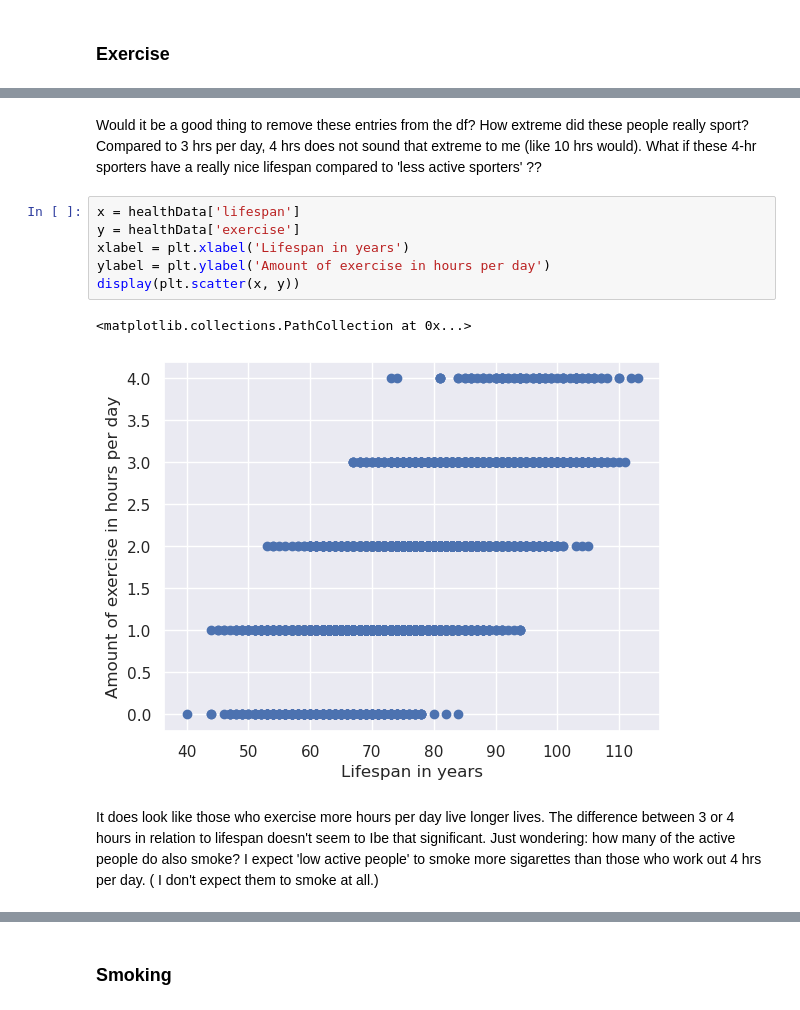
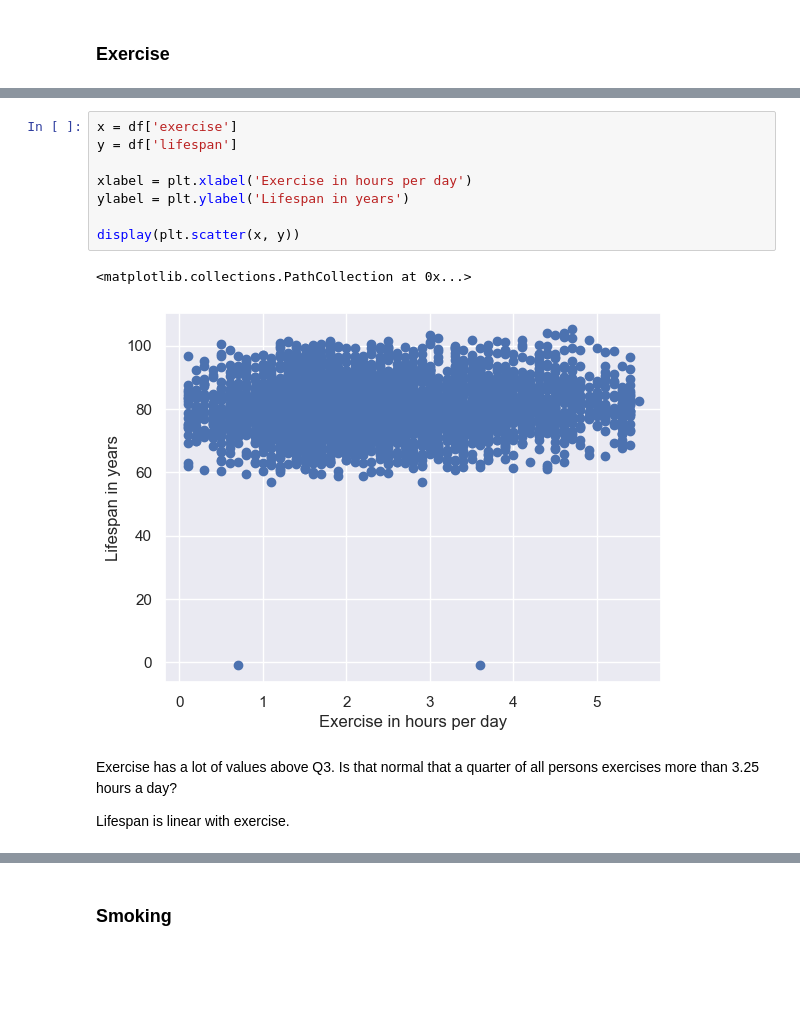
Before and after one commit to HansHR2023/MakeAIWork, a Jupyter notebook: Project/code/4_data_interpretatie_EDA.ipynb, the cells around one changed output, grey strips where cells are left out. Cells and saved outputs as stored; diff of their text form; blank space fills up the shorter version.

```diff
--- a/Project/code/4_data_interpretatie_EDA.ipynb
+++ b/Project/code/4_data_interpretatie_EDA.ipynb
@@ -167,13 +160,15 @@ dtype: int64
-# %% [markdown]
-Would it be a good thing to remove these entries from the df? How extreme did these people really sport? Compared to 3 hrs per day, 4 hrs does not sound that extreme to me (like 10 hrs would). What if these 4-hr sporters have a really nice lifespan compared to 'less active sporters' ??
 # %%
-x = healthData['lifespan']
-y = healthData['exercise']
-xlabel = plt.xlabel('Lifespan in years')
-ylabel = plt.ylabel('Amount of exercise in hours per day')
+x = df['exercise']
+y = df['lifespan']
+
+xlabel = plt.xlabel('Exercise in hours per day')
+ylabel = plt.ylabel('Lifespan in years')
+
 display(plt.scatter(x, y))
 # %% [output]
 <matplotlib.collections.PathCollection at 0x...>
-[figure, old version]
+[figure, new version]
 # %% [markdown]
-It does look like those who exercise more hours per day live longer lives. The difference between 3 or 4 hours in relation to lifespan doesn't seem to Ibe that significant. Just wondering: how many of the active people do also smoke? I expect 'low active people' to smoke more sigarettes than those who work out 4 hrs per day. ( I don't expect them to smoke at all.)
+Exercise has a lot of values above Q3. Is that normal that a quarter of all persons exercises more than 3.25 hours a day?
+
+Lifespan is linear with exercise.
```
Also changed, not shown: parts of 11 cells of this notebook, 7 other files.
